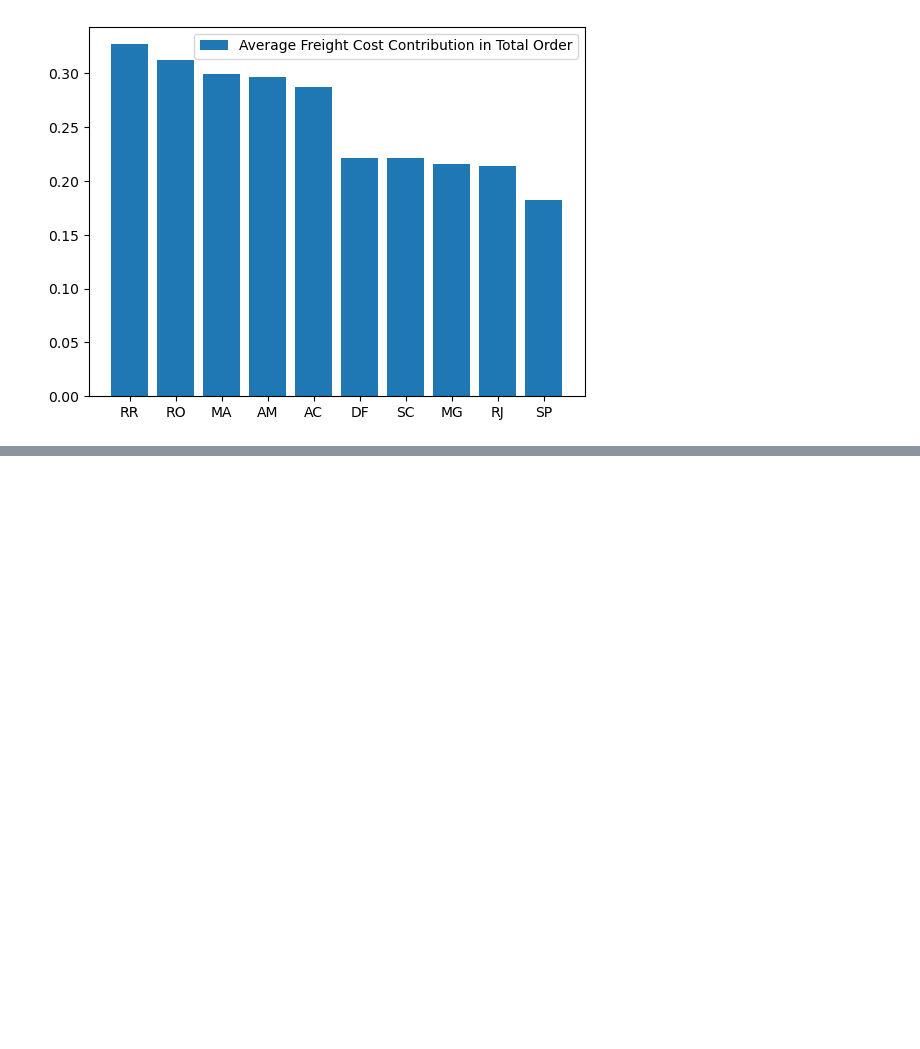
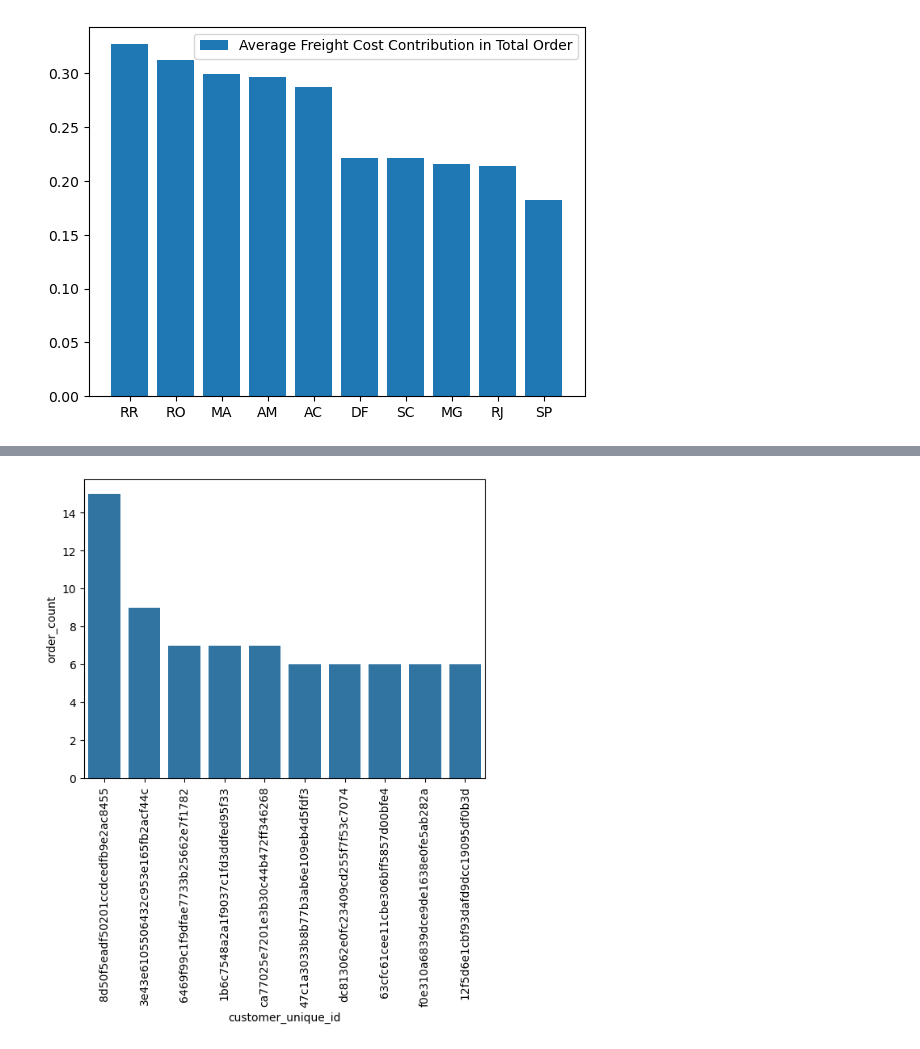
Before and after one commit to Kvitatiani/brazillian-ecommerce-analytics, a Jupyter notebook: ecommerce_playground.ipynb, the cells around one changed output, grey strips where cells are left out. Cells and saved outputs as stored; diff of their text form; code cells hidden in the pictures; blank space fills up the shorter version.

Commit message:
Q7-8 Orders per customer & BNPL correlation with order values

```diff
--- a/ecommerce_playground.ipynb
+++ b/ecommerce_playground.ipynb
@@ -461,0 +473,11 @@ plt.show()
+# %%
+# prep data
+customers_orders = master_orders_delivered.groupby('customer_unique_id').agg(
+    order_count=('customer_id', 'nunique'),
+    order_value=('total_revenue', 'sum')
+).reset_index()
+
+top10_customers_order_count = customers_orders.sort_values(by='order_count', ascending=False).head(10).copy()
+top10_customers_order_value = customers_orders.sort_values(by='order_value', ascending=False).head(10).copy()
+
+top10_customers_order_count.head()
@@ -461,0 +491,13 @@ plt.show()
+# %%
+# Visualize top 10 customers by order count
+sns.barplot(
+    data=top10_customers_order_count,
+    x='customer_unique_id',
+    y='order_count'
+)
+
+plt.xticks(rotation=90)
+
+plt.show()
+# %% [output]
+[figure, added]
```
Also changed, not shown: parts of 20 cells of this notebook.
